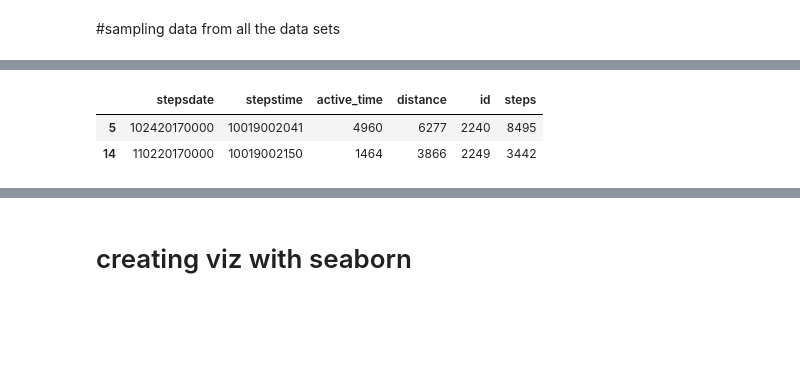
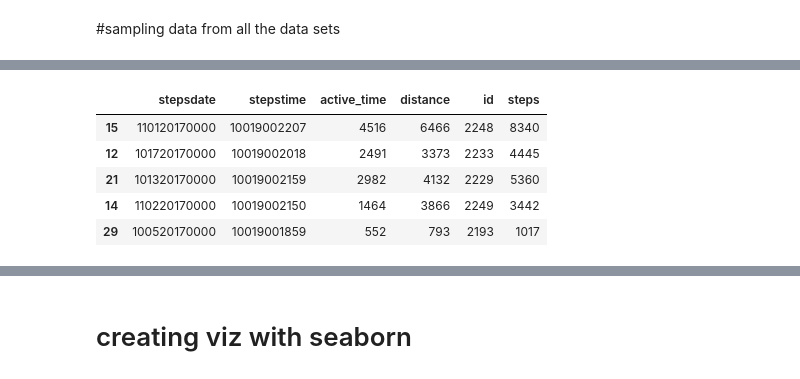
Before and after one commit to arunehealth/DiabeticProject, a Jupyter notebook: FinalWorkBook.ipynb, the cells around one changed output, grey strips where cells are left out. Cells and saved outputs as stored; diff of their text form; code cells hidden in the pictures; blank space fills up the shorter version.

```diff
--- a/FinalWorkBook.ipynb
+++ b/FinalWorkBook.ipynb
@@ -163,9 +222,12 @@ g.sample(2)
 # %%
-steps.sample(2)
+steps.sample(5)
 # %% [output]
 |  | stepsdate | stepstime | active_time | distance | id | steps |
-| 5 | 102420170000 | 10019002041 | 4960 | 6277 | 2240 | 8495 |
+| 15 | 110120170000 | 10019002207 | 4516 | 6466 | 2248 | 8340 |
+| 12 | 101720170000 | 10019002018 | 2491 | 3373 | 2233 | 4445 |
+| 21 | 101320170000 | 10019002159 | 2982 | 4132 | 2229 | 5360 |
 | 14 | 110220170000 | 10019002150 | 1464 | 3866 | 2249 | 3442 |
+| 29 | 100520170000 | 10019001859 | 552 | 793 | 2193 | 1017 |
 # %%
 sleep.sample(2)
 # %% [output]
```
Also changed, not shown: parts of 78 cells of this notebook.
